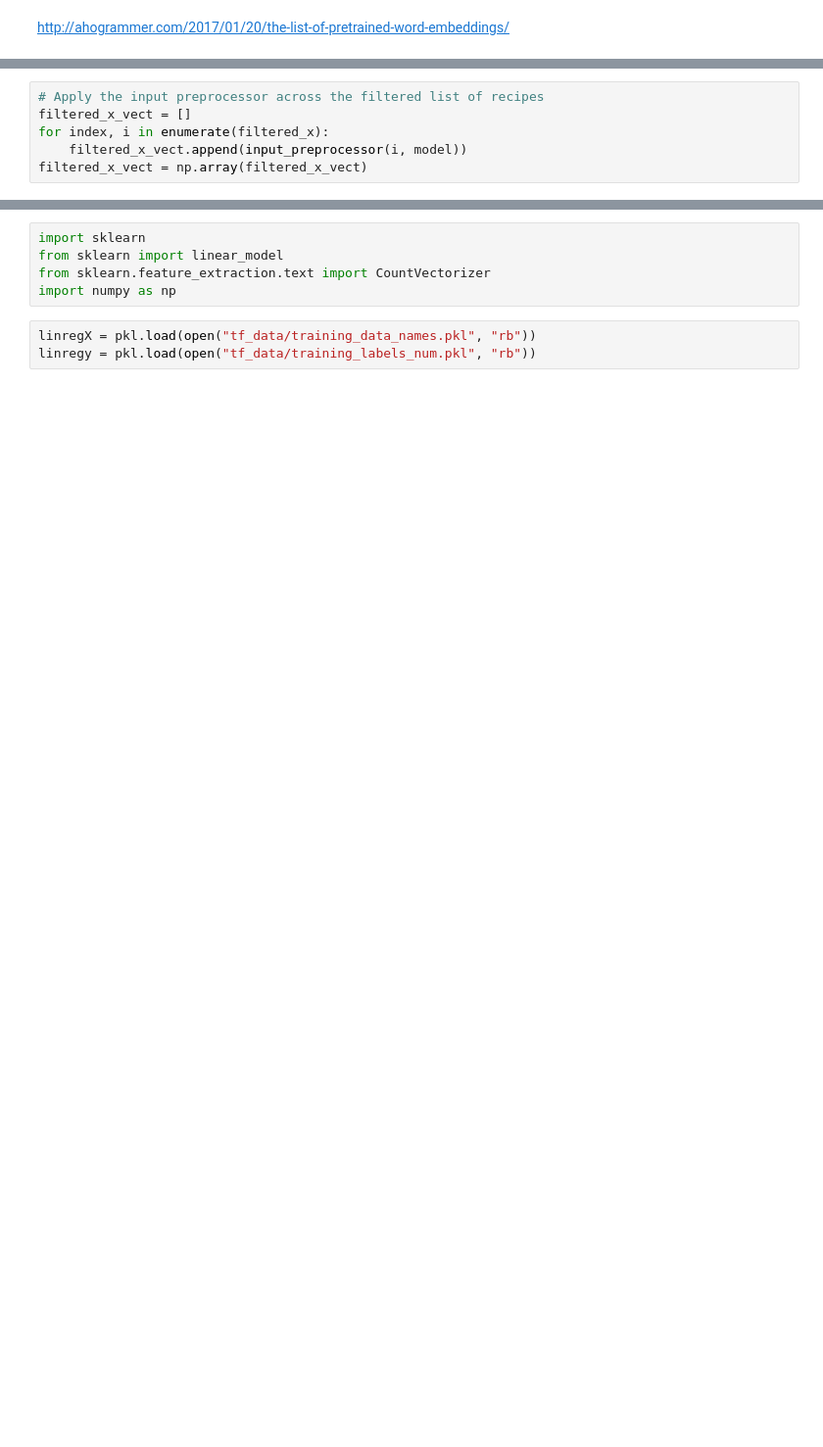
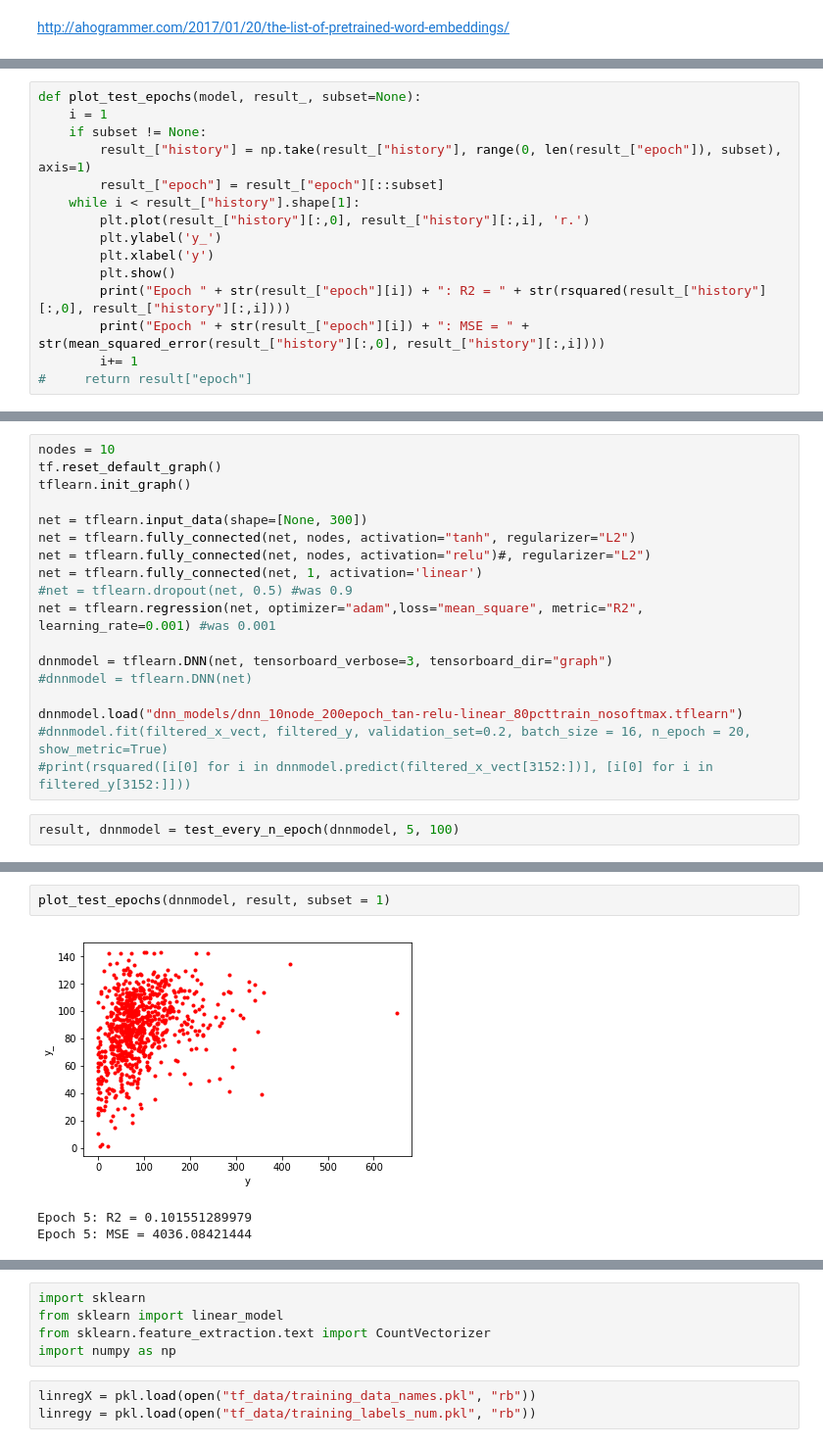
Before and after one commit to andrewblane/menusights, a Jupyter notebook: Word2Vec menusights.ipynb, the cells around one changed output, grey strips where cells are left out. Shown: that part at 98% size. Cells and saved outputs as stored; diff of their text form; blank space fills up the shorter version.

```diff
--- a/Word2Vec menusights.ipynb
+++ b/Word2Vec menusights.ipynb
@@ -379,6 +165,0 @@ for index, recipe in enumerate(ground_truth_X):
-# %%
-# Apply the input preprocessor across the filtered list of recipes
-filtered_x_vect = []
-for index, i in enumerate(filtered_x):
-    filtered_x_vect.append(input_preprocessor(i, model))
-filtered_x_vect = np.array(filtered_x_vect)
@@ -408,0 +183,15 @@ rsquared([i[0] for i in dnnmodel.predict(filtered_x_vect)], [i[0] for i in filte
+# %%
+def plot_test_epochs(model, result_, subset=None):
+    i = 1
+    if subset != None:
+        result_["history"] = np.take(result_["history"], range(0, len(result_["epoch"]), subset), axis=1)
+        result_["epoch"] = result_["epoch"][::subset]
+    while i < result_["history"].shape[1]:
+        plt.plot(result_["history"][:,0], result_["history"][:,i], 'r.')
+        plt.ylabel('y_')
+        plt.xlabel('y')
+        plt.show()
+        print("Epoch " + str(result_["epoch"][i]) + ": R2 = " + str(rsquared(result_["history"][:,0], result_["history"][:,i])))
+        print("Epoch " + str(result_["epoch"][i]) + ": MSE = " + str(mean_squared_error(result_["history"][:,0], result_["history"][:,i])))
+        i+= 1
+#     return result["epoch"]
@@ -408,0 +218,20 @@ rsquared([i[0] for i in dnnmodel.predict(filtered_x_vect)], [i[0] for i in filte
+# %%
+nodes = 10
+tf.reset_default_graph()
+tflearn.init_graph()
+
+net = tflearn.input_data(shape=[None, 300])
+net = tflearn.fully_connected(net, nodes, activation="tanh", regularizer="L2")
+net = tflearn.fully_connected(net, nodes, activation="relu")#, regularizer="L2")
+net = tflearn.fully_connected(net, 1, activation='linear')
+#net = tflearn.dropout(net, 0.5) #was 0.9
+net = tflearn.regression(net, optimizer="adam",loss="mean_square", metric="R2", learning_rate=0.001) #was 0.001
+
+dnnmodel = tflearn.DNN(net, tensorboard_verbose=3, tensorboard_dir="graph")
+#dnnmodel = tflearn.DNN(net)
+
+dnnmodel.load("dnn_models/dnn_10node_200epoch_tan-relu-linear_80pcttrain_nosoftmax.tflearn")
+#dnnmodel.fit(filtered_x_vect, filtered_y, validation_set=0.2, batch_size = 16, n_epoch = 20, show_metric=True)
+#print(rsquared([i[0] for i in dnnmodel.predict(filtered_x_vect[3152:])], [i[0] for i in filtered_y[3152:]]))
+# %%
+result, dnnmodel = test_every_n_epoch(dnnmodel, 5, 100)
@@ -408,0 +244,6 @@ rsquared([i[0] for i in dnnmodel.predict(filtered_x_vect)], [i[0] for i in filte
+# %%
+plot_test_epochs(dnnmodel, result, subset = 1)
+# %% [output]
+[figure, added]
+Epoch 5: R2 = 0.101551289979
+Epoch 5: MSE = 4036.08421444
```
Also changed, not shown: parts of 62 cells of this notebook, 1 other file.
